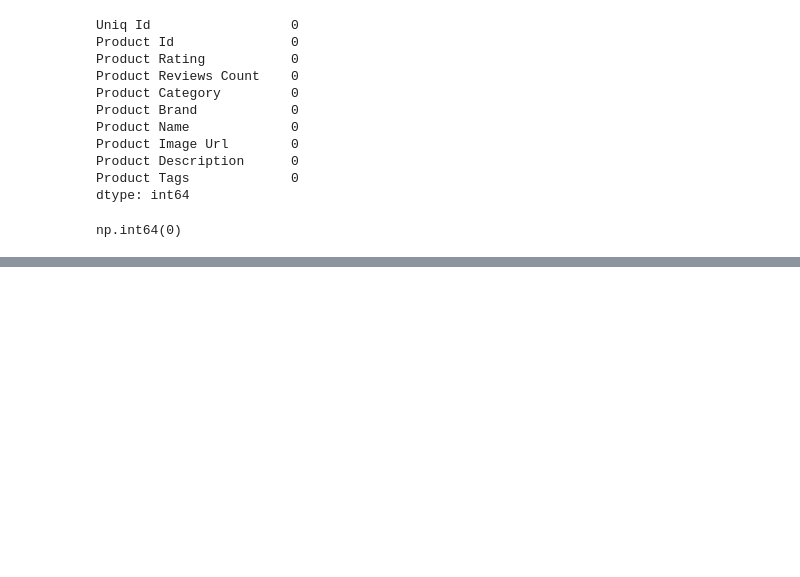
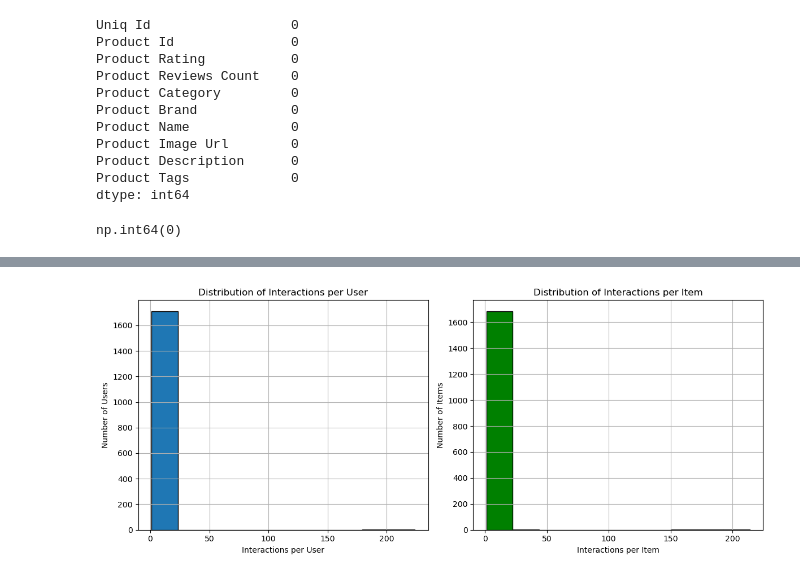
Before and after one commit to adityaomar3/Ecommerce-recommender-system, a Jupyter notebook: notebooks/recommendation.ipynb, the cells around one changed output, grey strips where cells are left out. Saved outputs shown, nothing was run; the diff lists cells and outputs as text; code cells hidden in the pictures; blank space fills up the shorter version.

```diff
--- a/notebooks/recommendation.ipynb
+++ b/notebooks/recommendation.ipynb
@@ -118,0 +152,19 @@ train_data.rename(columns=column_name_mapping, inplace=True)
+# %%
+# Distribution of interactions
+plt.figure(figsize=(12, 5))
+plt.subplot(1, 2, 1)
+train_data['ID'].value_counts().hist(bins=10, edgecolor='k')
+plt.xlabel('Interactions per User')
+plt.ylabel('Number of Users')
+plt.title('Distribution of Interactions per User')
+
+plt.subplot(1, 2, 2)
+train_data['ProdID'].value_counts().hist(bins=10, edgecolor='k',color='green')
+plt.xlabel('Interactions per Item')
+plt.ylabel('Number of Items')
+plt.title('Distribution of Interactions per Item')
+
+plt.tight_layout()
+plt.show()
+# %% [output]
+[figure, added]
```
Also changed, not shown: parts of 9 cells of this notebook.
